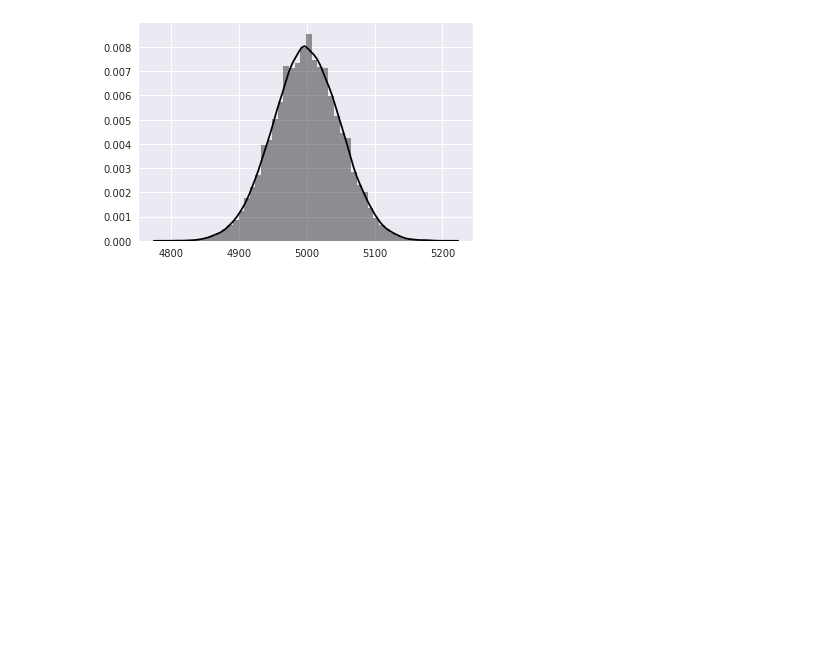
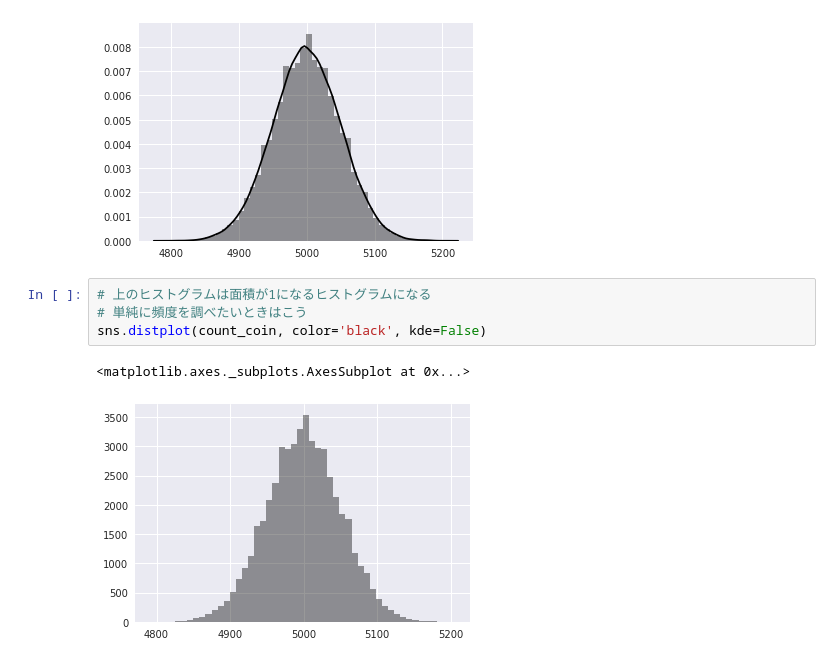
Before and after one commit to KentFujii/py_statistics, a Jupyter notebook: data_analysis/sampling.ipynb, the cells around one changed output. Saved outputs shown, nothing was run; the diff lists cells and outputs as text; blank space fills up the shorter version.

```diff
--- a/data_analysis/sampling.ipynb
+++ b/data_analysis/sampling.ipynb
@@ -199,3 +205,10 @@ sns.distplot(count_coin, color='black')
 # %% [output]
 <matplotlib.axes._subplots.AxesSubplot at 0x...>
 [figure]
+# %%
+# 上のヒストグラムは面積が1になるヒストグラムになる
+# 単純に頻度を調べたいときはこう
+sns.distplot(count_coin, color='black', kde=False)
+# %% [output]
+<matplotlib.axes._subplots.AxesSubplot at 0x...>
+[figure, added]
```
Also changed, not shown: parts of 1 cell of this notebook.
